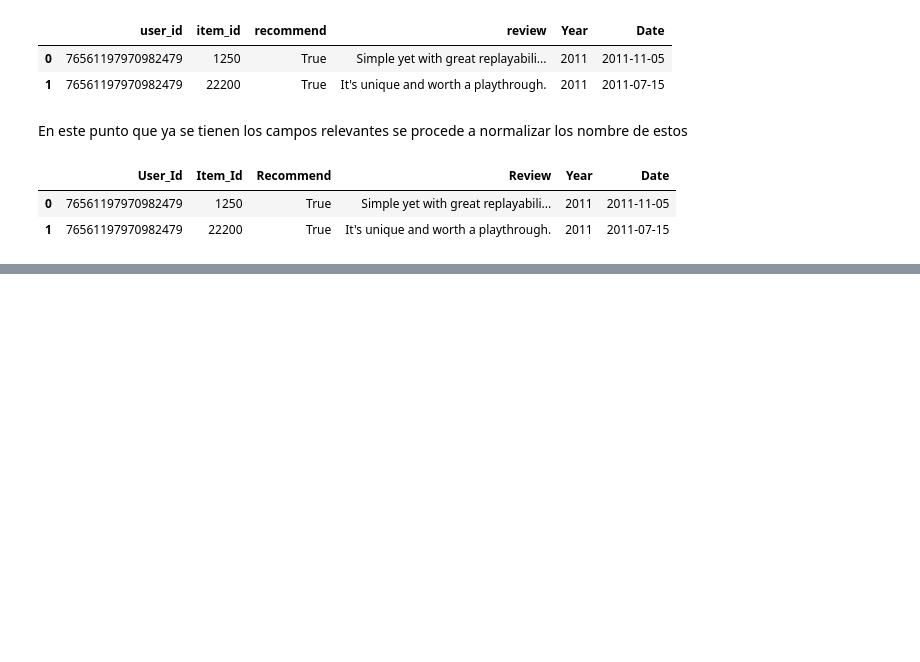
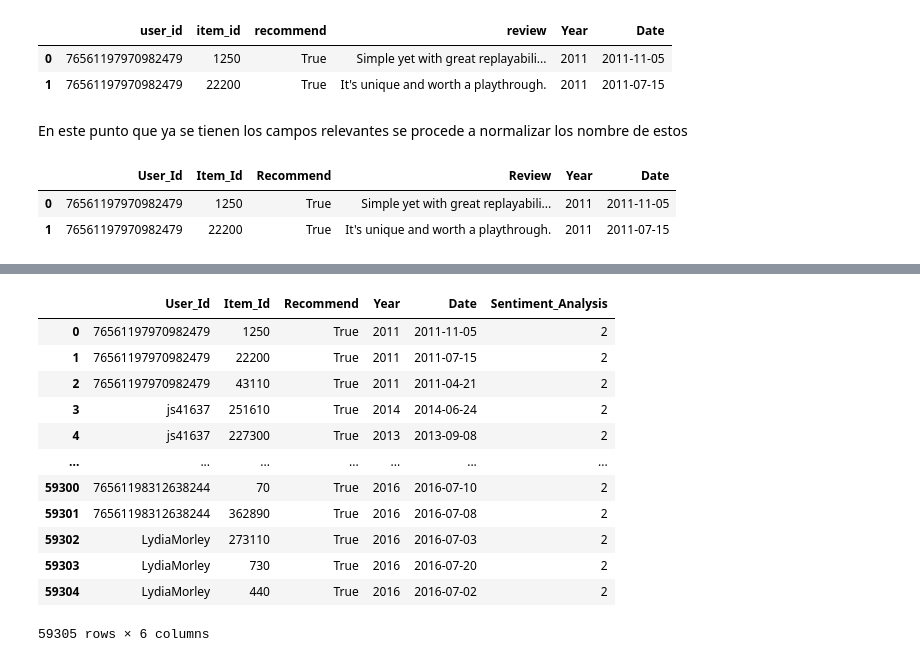
Before and after one commit to DavidssonGon/PI_ML_OPS_STEAM_DSFT17, a Jupyter notebook: ETL.ipynb, the cells around one changed output, grey strips where cells are left out. Cells and saved outputs as stored; diff of their text form; code cells hidden in the pictures; blank space fills up the shorter version.

```diff
--- a/ETL.ipynb
+++ b/ETL.ipynb
@@ -406,0 +492,18 @@ df_reviews
+# %%
+# Se verifica que el archivo gzip comprimido pueda ser leido de manera efectiva y que no hayan problemas en los datos que este arroja
+df_reviews_parquet = pd.read_csv('user_reviews.gzip', compression='gzip')
+df_reviews_parquet
+# %% [output]
+|  | User_Id | Item_Id | Recommend | Year | Date | Sentiment_Analysis |
+| 0 | 76561197970982479 | 1250 | True | 2011 | 2011-11-05 | 2 |
+| 1 | 76561197970982479 | 22200 | True | 2011 | 2011-07-15 | 2 |
+| 2 | 76561197970982479 | 43110 | True | 2011 | 2011-04-21 | 2 |
+| 3 | js41637 | 251610 | True | 2014 | 2014-06-24 | 2 |
+| 4 | js41637 | 227300 | True | 2013 | 2013-09-08 | 2 |
+| ... | ... | ... | ... | ... | ... | ... |
+| 59300 | 76561198312638244 | 70 | True | 2016 | 2016-07-10 | 2 |
+| 59301 | 76561198312638244 | 362890 | True | 2016 | 2016-07-08 | 2 |
+| 59302 | LydiaMorley | 273110 | True | 2016 | 2016-07-03 | 2 |
+| 59303 | LydiaMorley | 730 | True | 2016 | 2016-07-20 | 2 |
+| 59304 | LydiaMorley | 440 | True | 2016 | 2016-07-02 | 2 |
+59305 rows × 6 columns
```
Also changed, not shown: parts of 15 cells of this notebook, 2 other files.
